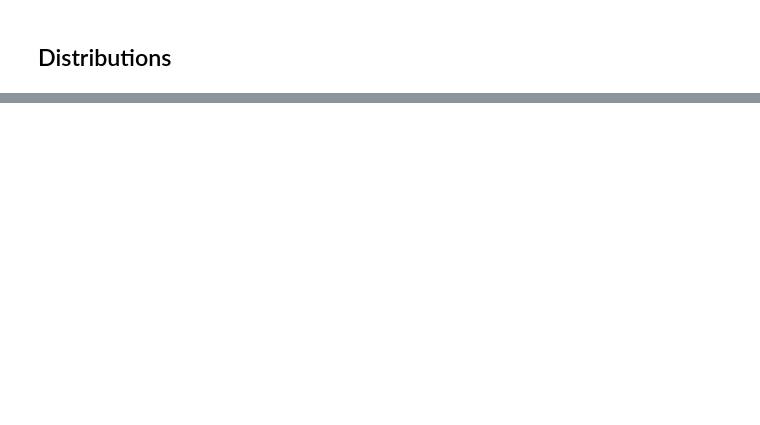
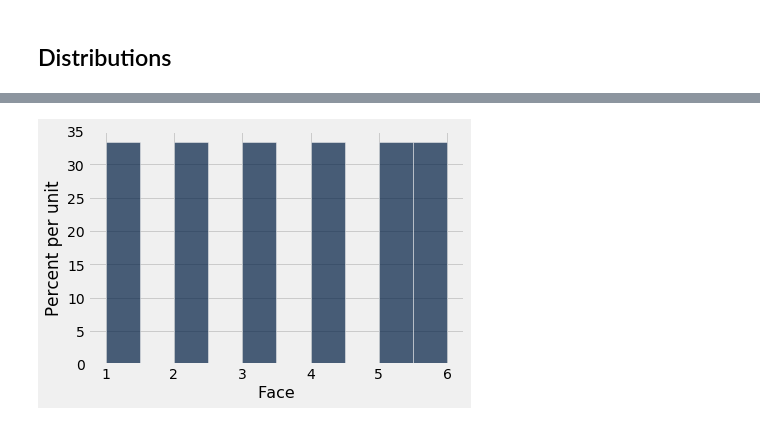
Before and after one commit to AUP-CS2065/lecture, a Jupyter notebook: lec06.ipynb, the cells around one changed output, grey strips where cells are left out. Saved outputs shown, nothing was run; the diff lists cells and outputs as text; code cells hidden in the pictures; blank space fills up the shorter version.

```diff
--- a/lec06.ipynb
+++ b/lec06.ipynb
@@ -468,0 +552,3 @@ die.hist()
+# %%
+die = Table().with_column('Face', np.arange(1, 7))
+die
@@ -468,0 +577,4 @@ die.hist()
+# %%
+die.hist()
+# %% [output]
+[figure, added]
```
Also changed, not shown: parts of 43 cells of this notebook.
